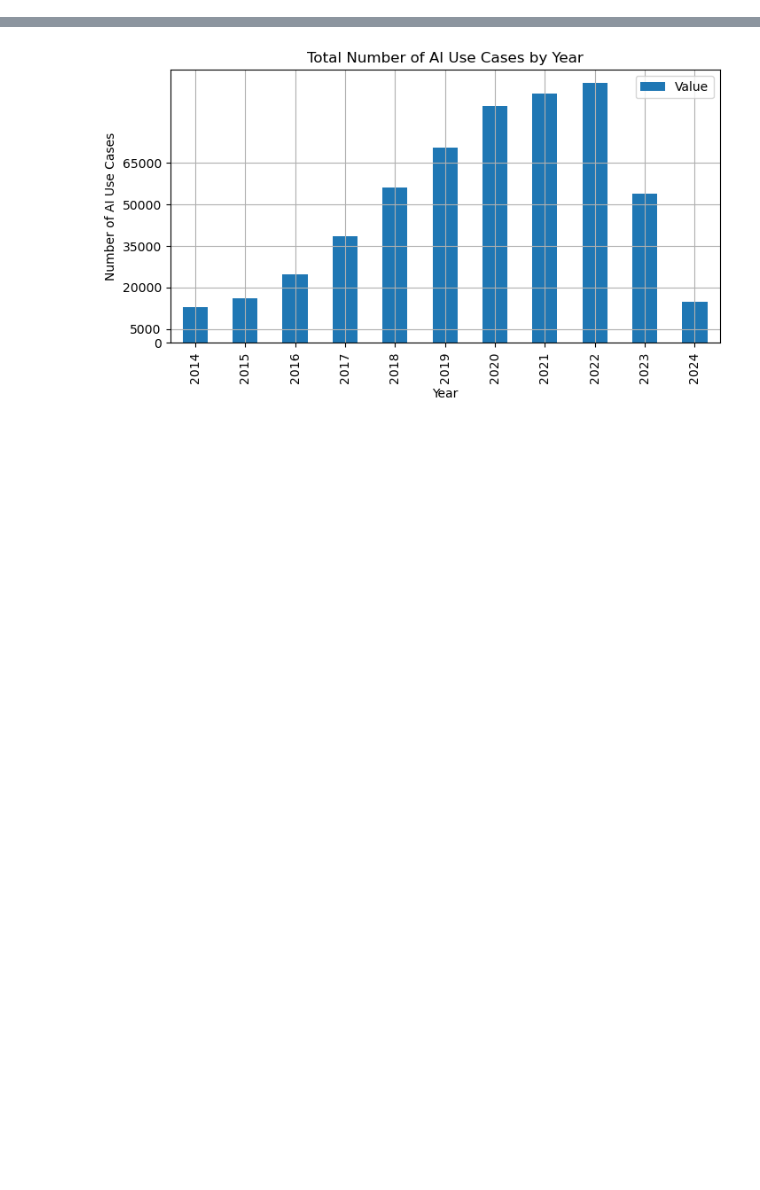
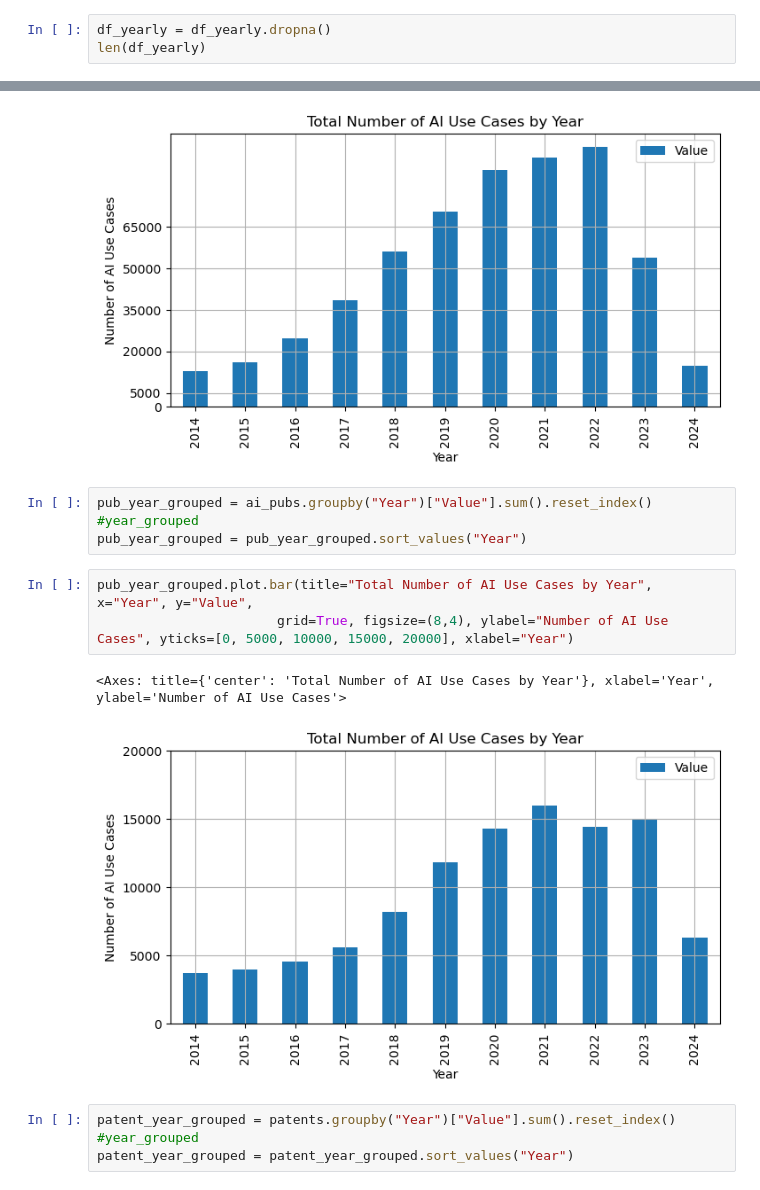
Before and after one commit to sarazarea26/reuproject1, a Jupyter notebook: corporateai.ipynb, the cells around one changed output, grey strips where cells are left out. Saved outputs shown, nothing was run; the diff lists cells and outputs as text; blank space fills up the shorter version.

```diff
--- a/corporateai.ipynb
+++ b/corporateai.ipynb
@@ -19,0 +8,3 @@ df_yearly
+# %%
+df_yearly = df_yearly.dropna()
+len(df_yearly)
@@ -385,3 +378,17 @@ year_grouped.plot.bar(title="Total Number of AI Use Cases by Year", x="Year", y=
 # %% [output]
 <Axes: title={'center': 'Total Number of AI Use Cases by Year'}, xlabel='Year', ylabel='Number of AI Use Cases'>
 [figure]
+# %%
+pub_year_grouped = ai_pubs.groupby("Year")["Value"].sum().reset_index()
+#year_grouped
+pub_year_grouped = pub_year_grouped.sort_values("Year")
+# %%
+pub_year_grouped.plot.bar(title="Total Number of AI Use Cases by Year", x="Year", y="Value",
+                       grid=True, figsize=(8,4), ylabel="Number of AI Use Cases", yticks=[0, 5000, 10000, 15000, 20000], xlabel="Year")
+# %% [output]
+<Axes: title={'center': 'Total Number of AI Use Cases by Year'}, xlabel='Year', ylabel='Number of AI Use Cases'>
+[figure, added]
+# %%
+patent_year_grouped = patents.groupby("Year")["Value"].sum().reset_index()
+#year_grouped
+patent_year_grouped = patent_year_grouped.sort_values("Year")
```
Also changed, not shown: parts of 3 cells of this notebook.
